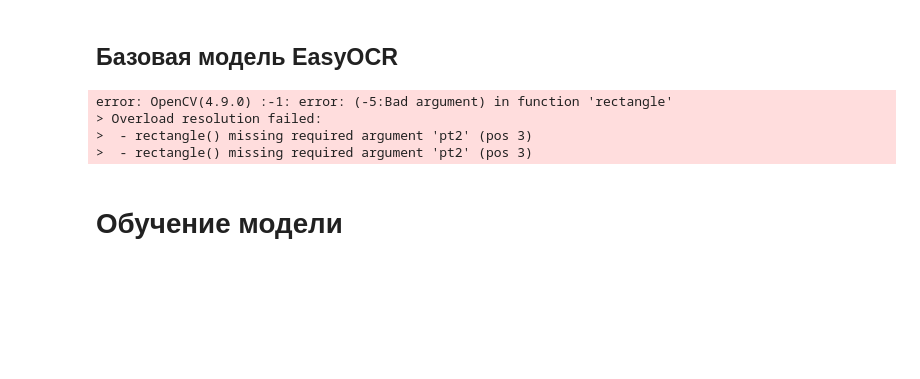
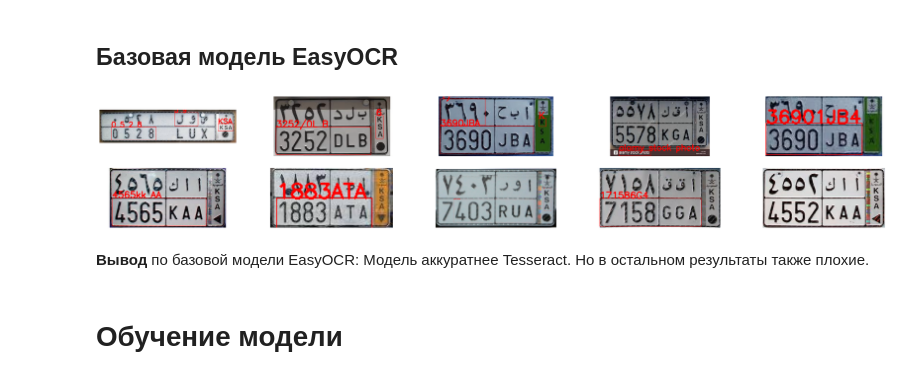
Before and after one commit to makea2018/Test-CV-Rutcod, a Jupyter notebook: notebook.ipynb, the cells around one changed output. Saved outputs shown, nothing was run; the diff lists cells and outputs as text; code cells hidden in the pictures; blank space fills up the shorter version.

Commit message:
Добавил результат распознавания символов базовой моделью EasyOCR

```diff
--- a/notebook.ipynb
+++ b/notebook.ipynb
@@ -28,7 +28,7 @@ train_dataset_path = "./Data/train"
 test_dataset_path = "./Data/test"
 pytesseract.pytesseract.tesseract_cmd = './Tesseract-OCR/tesseract.exe'
 tesseract_configs = r'--oem 3 --psm 6 -l eng'
-reader = easyocr.Reader(['ar', 'en'])
+reader = easyocr.Reader(['en'])
 # %% [output]
 Downloading recognition model, please wait. This may take several minutes depending upon your network connection.
 Progress: |██████████████████████████████████████████████████| 100.0% Complete
@@ -217,13 +217,3 @@ visualize_base_tesseract_preds(train_jpeg_files)
 **Вывод** по модели Tesseract_base: Предсказания очень плохие, возможно из-за маленького размера изображений.
 # %% [markdown]
 ## Базовая модель EasyOCR
-# %%
-img = cv2.imread(train_jpeg_files[0])
-reader.readtext(img)[4]
-cv2.rectangle(img, reader.readtext(img)[4][0])
-plt.imshow(img)
-# %% [output]
-error: OpenCV(4.9.0) :-1: error: (-5:Bad argument) in function 'rectangle'
-> Overload resolution failed:
->  - rectangle() missing required argument 'pt2' (pos 3)
->  - rectangle() missing required argument 'pt2' (pos 3)
@@ -230,3 +250,25 @@ error: OpenCV(4.9.0) :-1: error: (-5:Bad argument) in function 'rectangle'
+# %%
+def visualize_base_EasyOCR_preds(data: List[str], N: int = 10, reader=reader):
+
+    plt.figure(figsize=(30, N / 2))
+
+    for i in range(N):
+        # Построение рамок вокруг предсказанных символов
+        img = draw_boxes_EasyOCR(data[i])
+
+        plt.subplot(ceil(N / 5), 5, i+1)
+        plt.axis('Off')
+
+        # Предсказанные символы
+        plt.imshow(img)
+
+    plt.show()
+# %%
+visualize_base_EasyOCR_preds(train_jpeg_files)
+# %% [output]
+[figure, added]
+# %% [markdown]
+**Вывод** по базовой модели EasyOCR: Модель аккуратнее Tesseract. Но в остальном результаты также плохие.
 # %% [markdown]
 # Обучение модели
 # %% [markdown]
```
Also changed, not shown: parts of 1 cell of this notebook.
